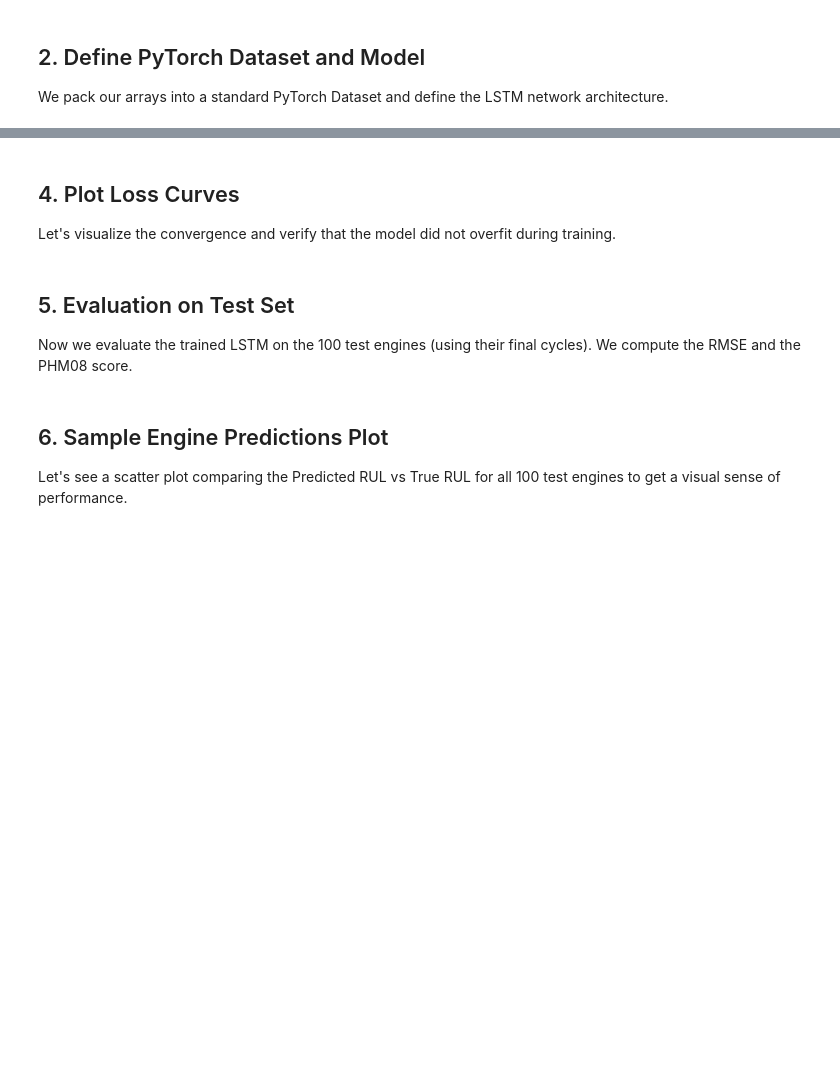
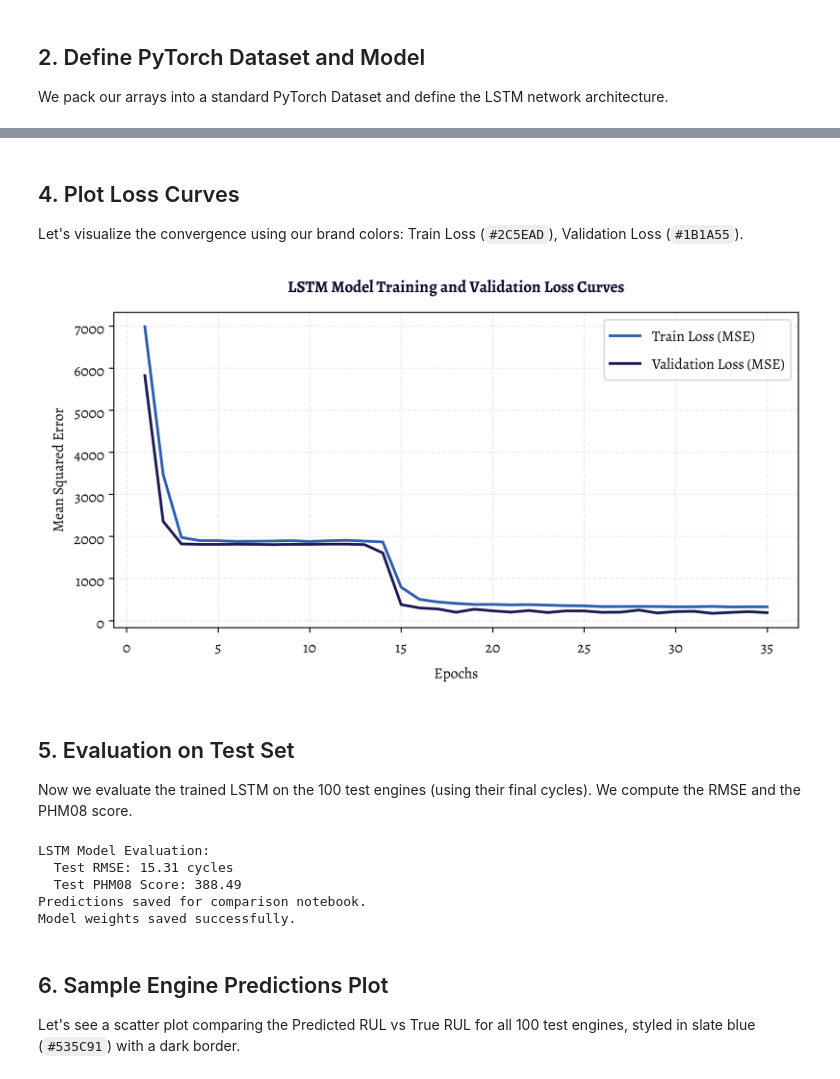
Before and after one commit to hamza-ihind/RulTurbine, a Jupyter notebook: notebooks/03_deep_model.ipynb, the cells around one changed output, grey strips where cells are left out. Cells and saved outputs as stored; diff of their text form; code cells hidden in the pictures; blank space fills up the shorter version.

```diff
--- a/notebooks/03_deep_model.ipynb
+++ b/notebooks/03_deep_model.ipynb
@@ -28,6 +28,7 @@ import torch.nn as nn
 from torch.utils.data import Dataset, DataLoader
 from sklearn.preprocessing import MinMaxScaler
 from sklearn.metrics import mean_squared_error
+import matplotlib.font_manager as fm
 
 # Append src directory to path
 sys.path.append(os.path.abspath('../src'))
@@ -37,12 +38,27 @@ from utils import load_raw_data, get_piecewise_rul, compute_phm08_score, KEEP_SE
 torch.manual_seed(42)
 np.random.seed(42)
 
-# Configure plotting styles
-plt.rcParams['font.family'] = 'serif'
-plt.rcParams['font.size'] = 10
+# Register Alegreya font from the fonts folder
+font_path = '../fonts/Alegreya-Regular.ttf'
+if os.path.exists(font_path):
+    fm.fontManager.addfont(font_path)
+    plt.rcParams['font.family'] = 'Alegreya'
+    print("Alegreya font registered successfully.")
+else:
+    font_path_alt = 'fonts/Alegreya-Regular.ttf'
+    if os.path.exists(font_path_alt):
+        fm.fontManager.addfont(font_path_alt)
+        plt.rcParams['font.family'] = 'Alegreya'
+        print("Alegreya font registered successfully (alt path).")
+
+plt.rcParams['font.size'] = 11
 plt.rcParams['axes.grid'] = True
-plt.rcParams['grid.alpha'] = 0.3
+plt.rcParams['grid.alpha'] = 0.25
 plt.rcParams['grid.linestyle'] = '--'
+
+# Brand color palette: 070F2B 1B1A55 535C91 9290C3 2C5EAD 1591DC 4BB8FA C4E2F5
+brand_palette = ['#070F2B', '#1B1A55', '#535C91', '#9290C3', '#2C5EAD', '#1591DC', '#4BB8FA', '#C4E2F5']
+sns.set_palette(sns.color_palette(brand_palette))
 
 device = torch.device('cuda' if torch.cuda.is_available() else 'cpu')
 print(f"Using device: {device}")
@@ -191,19 +242,21 @@ print("Training complete!")
 # %% [markdown]
 ## 4. Plot Loss Curves
 
-Let's visualize the convergence and verify that the model did not overfit during training.
+Let's visualize the convergence using our brand colors: Train Loss (`#2C5EAD`), Validation Loss (`#1B1A55`).
 # %%
 plt.figure(figsize=(8, 4.5), dpi=300)
-plt.plot(range(1, epochs + 1), history['train_loss'], label='Train Loss (MSE)', color='#1f77b4', linewidth=2)
-plt.plot(range(1, epochs + 1), history['val_loss'], label='Validation Loss (MSE)', color='#ff7f0e', linewidth=2)
+plt.plot(range(1, epochs + 1), history['train_loss'], label='Train Loss (MSE)', color='#2C5EAD', linewidth=2)
+plt.plot(range(1, epochs + 1), history['val_loss'], label='Validation Loss (MSE)', color='#1B1A55', linewidth=2)
 plt.xlabel('Epochs')
 plt.ylabel('Mean Squared Error')
-plt.title('LSTM Model Training and Validation Loss Curves', fontsize=12, fontweight='bold')
+plt.title('LSTM Model Training and Validation Loss Curves', fontsize=12, fontweight='bold', pad=15, color='#070F2B')
 plt.legend(frameon=True, facecolor='white')
 plt.tight_layout()
 os.makedirs('../figures', exist_ok=True)
 plt.savefig('../figures/lstm_loss_curves.png')
 plt.show()
+# %% [output]
+[figure, added]
 # %% [markdown]
 ## 5. Evaluation on Test Set
 
@@ -229,9 +282,19 @@ print(f"  Test PHM08 Score: {test_score:.2f}")
 os.makedirs('../data/processed', exist_ok=True)
 np.save('../data/processed/lstm_predictions.npy', predictions)
 print("Predictions saved for comparison notebook.")
+
+os.makedirs('../models', exist_ok=True)
+torch.save(model.state_dict(), '../models/lstm_model.pt')
+print("Model weights saved successfully.")
+# %% [output]
+LSTM Model Evaluation:
+  Test RMSE: 15.31 cycles
+  Test PHM08 Score: 388.49
+Predictions saved for comparison notebook.
+Model weights saved successfully.
 # %% [markdown]
 ## 6. Sample Engine Predictions Plot
 
-Let's see a scatter plot comparing the Predicted RUL vs True RUL for all 100 test engines to get a visual sense of performance.
+Let's see a scatter plot comparing the Predicted RUL vs True RUL for all 100 test engines, styled in slate blue (`#535C91`) with a dark border.
 # %%
 plt.figure(figsize=(7.5, 5), dpi=300)
```
Also changed, not shown: parts of 8 cells of this notebook, 37 other files.
